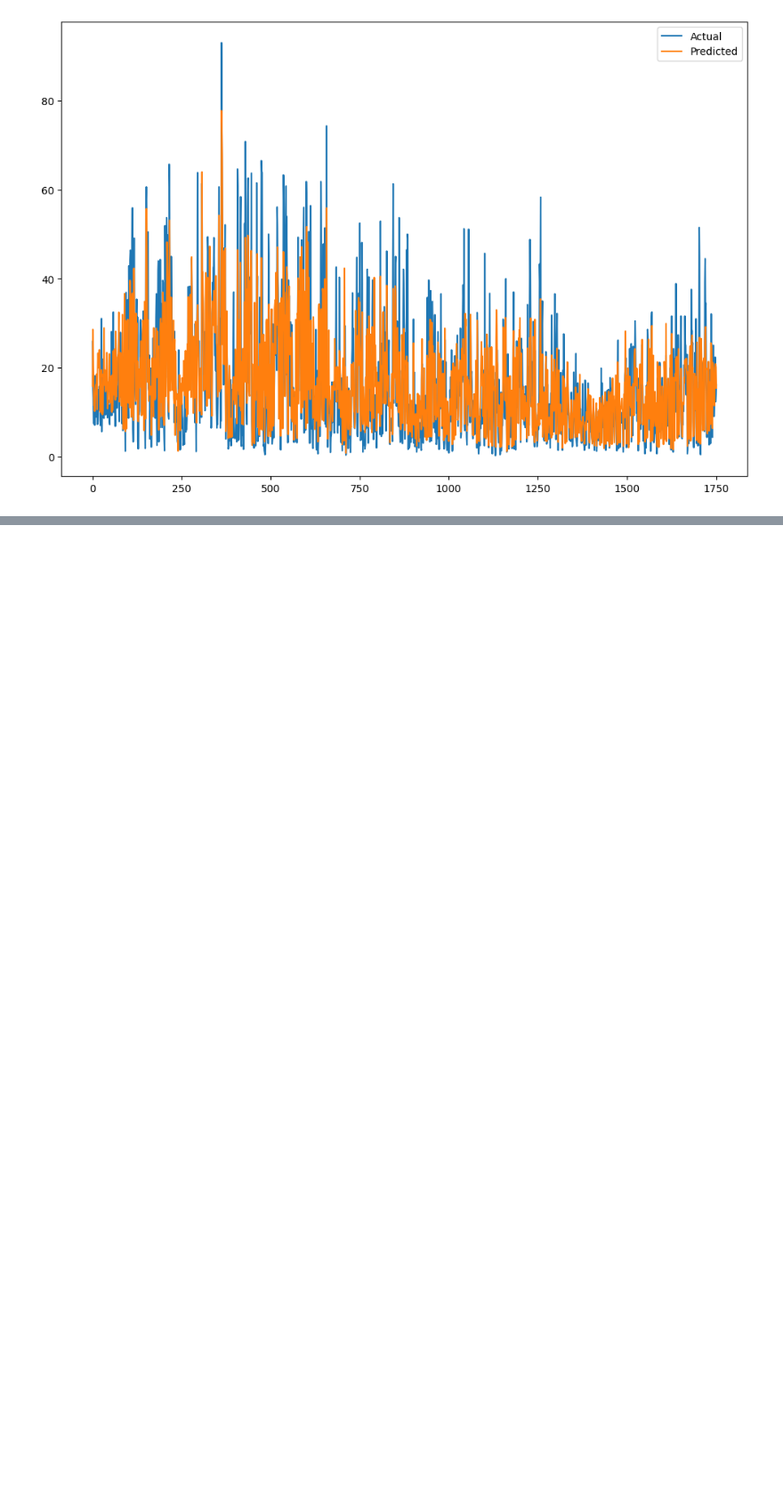
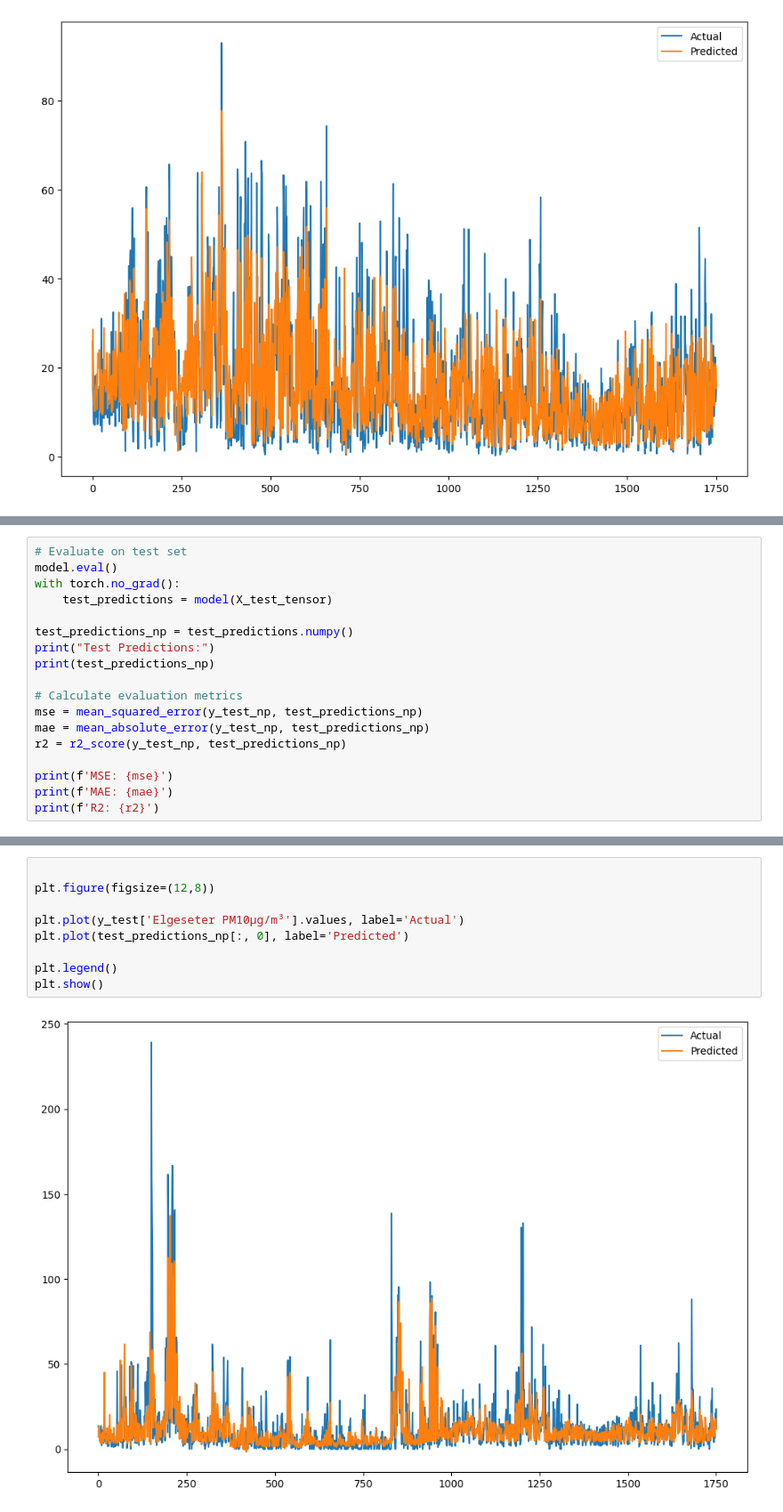
Before and after one commit to Naqibulr/EIT, a Jupyter notebook: prediksjoner/neuralNet.ipynb, the cells around one changed output, grey strips where cells are left out. Shown: that part at 89% size. Cells and saved outputs as stored; diff of their text form; blank space fills up the shorter version.

```diff
--- a/prediksjoner/neuralNet.ipynb
+++ b/prediksjoner/neuralNet.ipynb
@@ -192,0 +322,18 @@ plt.show()
+# %%
+# Evaluate on test set
+model.eval()
+with torch.no_grad():
+    test_predictions = model(X_test_tensor)
+
+test_predictions_np = test_predictions.numpy()
+print("Test Predictions:")
+print(test_predictions_np)
+
+# Calculate evaluation metrics
+mse = mean_squared_error(y_test_np, test_predictions_np)
+mae = mean_absolute_error(y_test_np, test_predictions_np)
+r2 = r2_score(y_test_np, test_predictions_np)
+
+print(f'MSE: {mse}')
+print(f'MAE: {mae}')
+print(f'R2: {r2}')
@@ -192,0 +352,11 @@ plt.show()
+# %%
+
+plt.figure(figsize=(12,8))
+
+plt.plot(y_test['Elgeseter PM10µg/m³'].values, label='Actual')
+plt.plot(test_predictions_np[:, 0], label='Predicted')
+
+plt.legend()
+plt.show()
+# %% [output]
+[figure, added]
```
Also changed, not shown: parts of 5 cells of this notebook, 1 other file.
